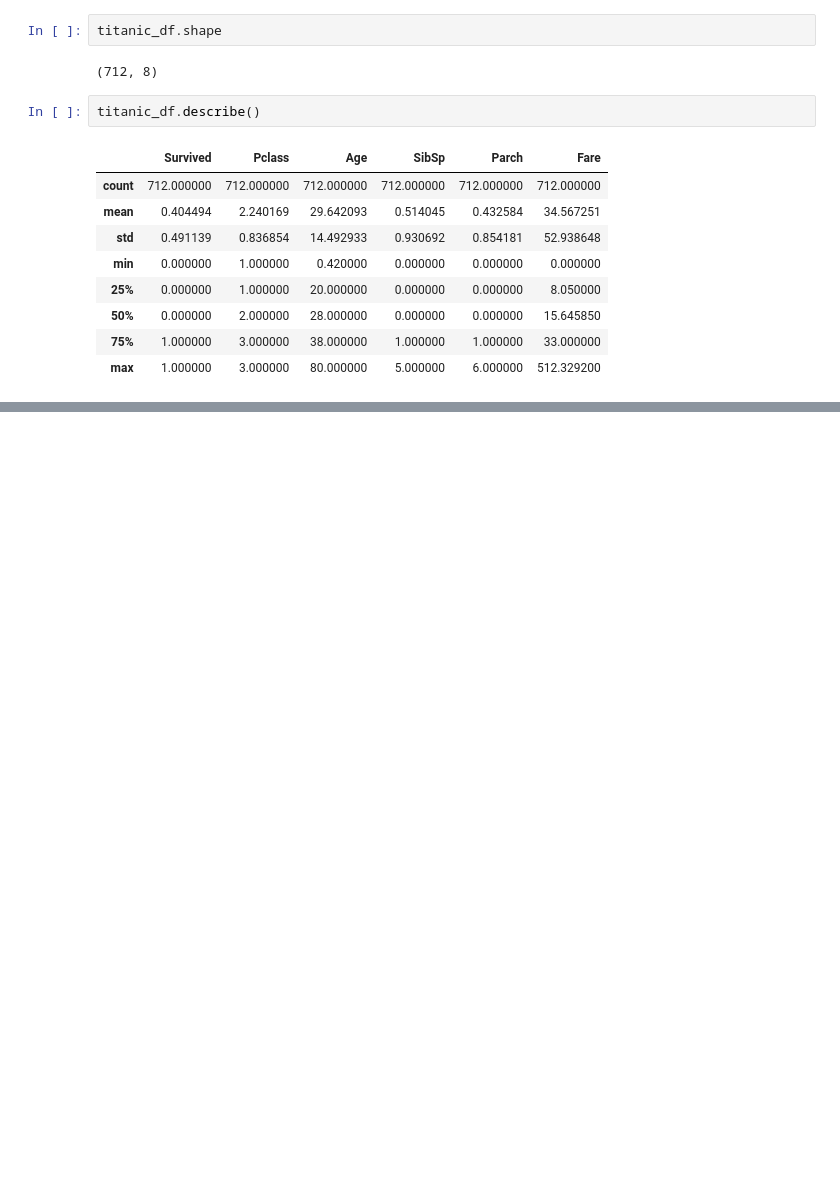
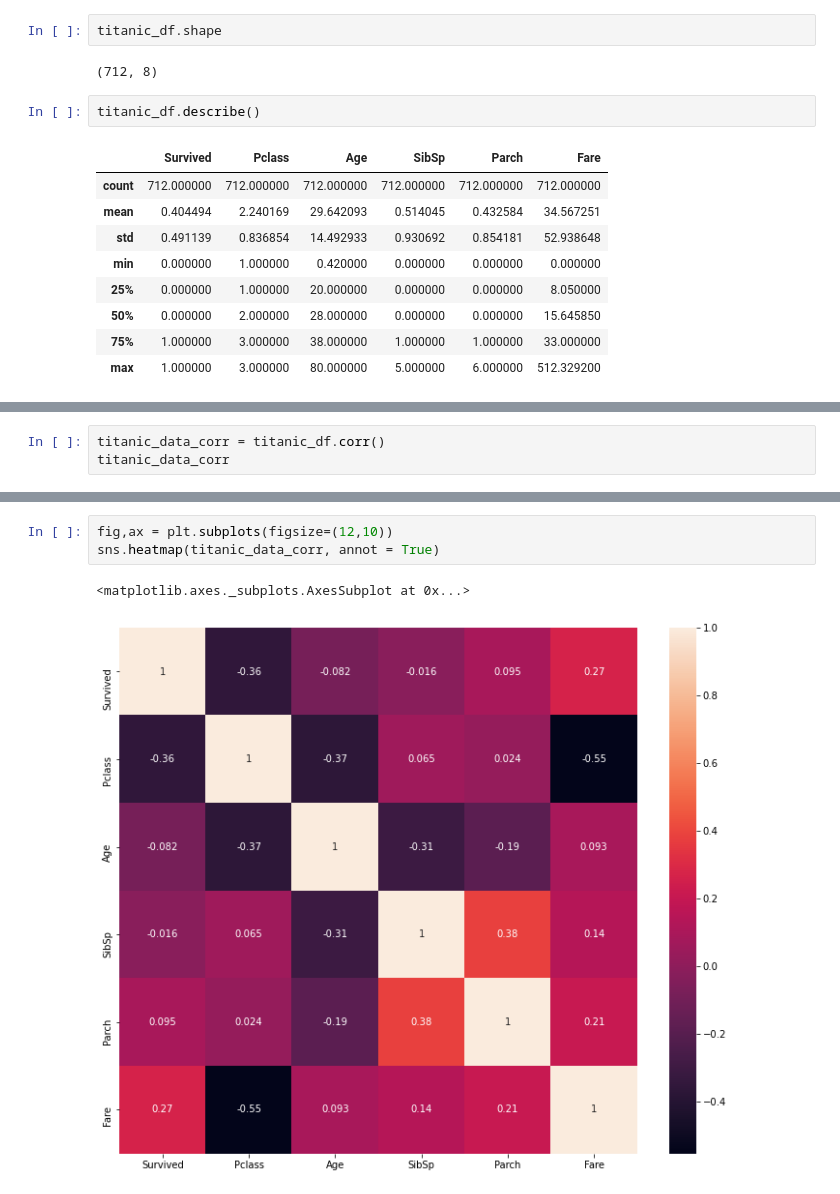
Before and after one commit to RolandSall/TitanicClassification, a Jupyter notebook: TitanicDataSetClassification.ipynb, the cells around one changed output, grey strips where cells are left out. Saved outputs shown, nothing was run; the diff lists cells and outputs as text; blank space fills up the shorter version.

```diff
--- a/TitanicDataSetClassification.ipynb
+++ b/TitanicDataSetClassification.ipynb
@@ -69,0 +90,3 @@ KeyError: "['PassengerId' 'Name' 'Ticket' 'Cabin'] not found in axis"
+# %%
+titanic_data_corr = titanic_df.corr()
+titanic_data_corr
@@ -69,0 +101,6 @@ KeyError: "['PassengerId' 'Name' 'Ticket' 'Cabin'] not found in axis"
+# %%
+fig,ax = plt.subplots(figsize=(12,10))
+sns.heatmap(titanic_data_corr, annot = True)
+# %% [output]
+<matplotlib.axes._subplots.AxesSubplot at 0x...>
+[figure, added]
```
Also changed, not shown: parts of 5 cells of this notebook.
